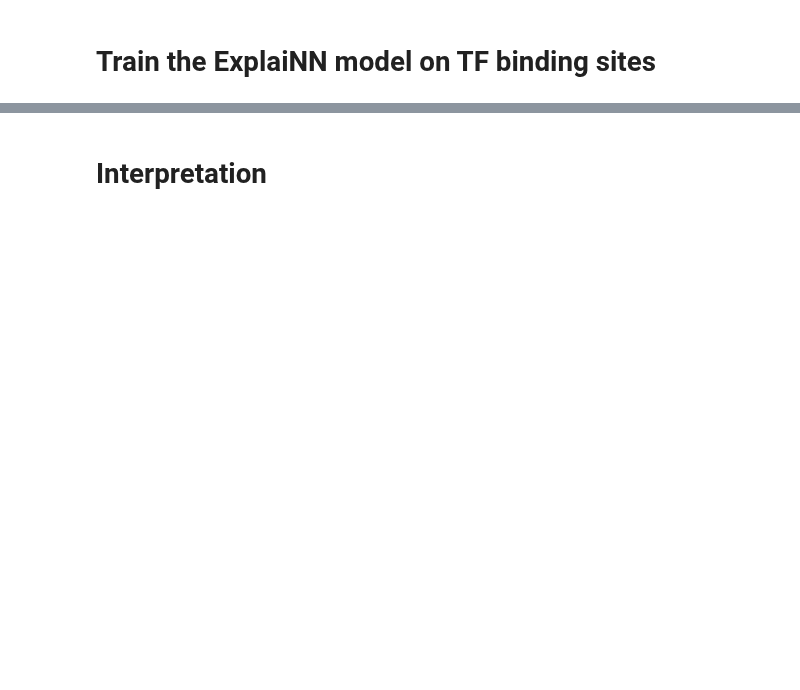
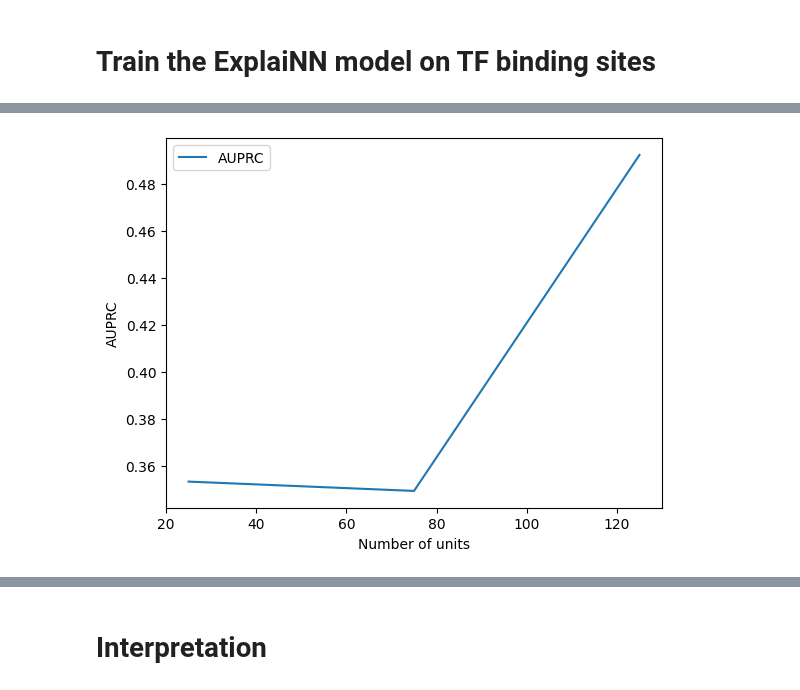
Before and after one commit to aslakbfj/Master, a Jupyter notebook: notebooks/paper/ExplaiNN_for_TF_binding_(Figure_1).ipynb, the cells around one changed output, grey strips where cells are left out. Saved outputs shown, nothing was run; the diff lists cells and outputs as text; code cells hidden in the pictures; blank space fills up the shorter version.

```diff
--- a/notebooks/paper/ExplaiNN_for_TF_binding_(Figure_1).ipynb
+++ b/notebooks/paper/ExplaiNN_for_TF_binding_(Figure_1).ipynb
@@ -157,2 +154,11 @@ KeyboardInterrupt:
+# %%
+#plot auprc_perf with respect to the number of units and show legend and save the plot
+plt.plot(auprc_perf)
+plt.xlabel("Number of units")
+plt.ylabel("AUPRC")
+plt.legend(["AUPRC"])
+plt.savefig("../../../SCRATCH/AS-TAC/ExplaiNN/single_train/AUPRC_num_units.png")
+# %% [output]
+[figure, added]
 # %%
 # performances for individual TFs (classes)
```
Also changed, not shown: parts of 18 cells of this notebook, 9 other files.
